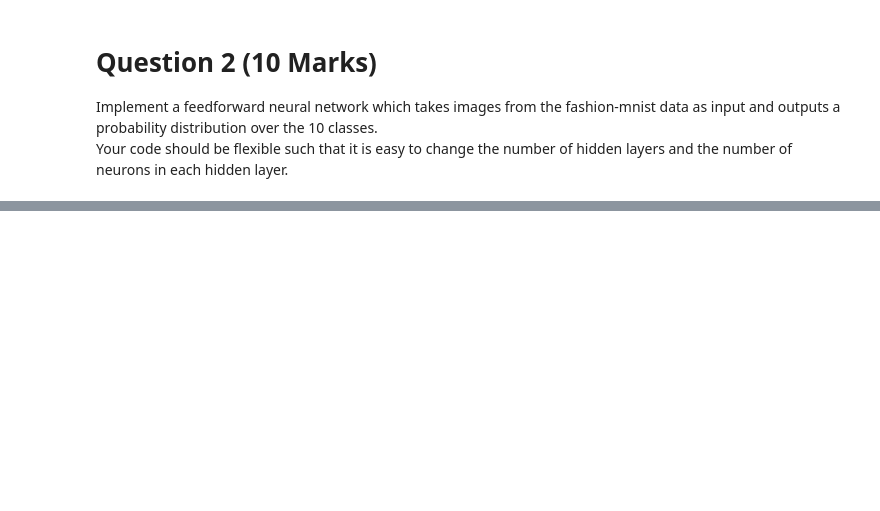
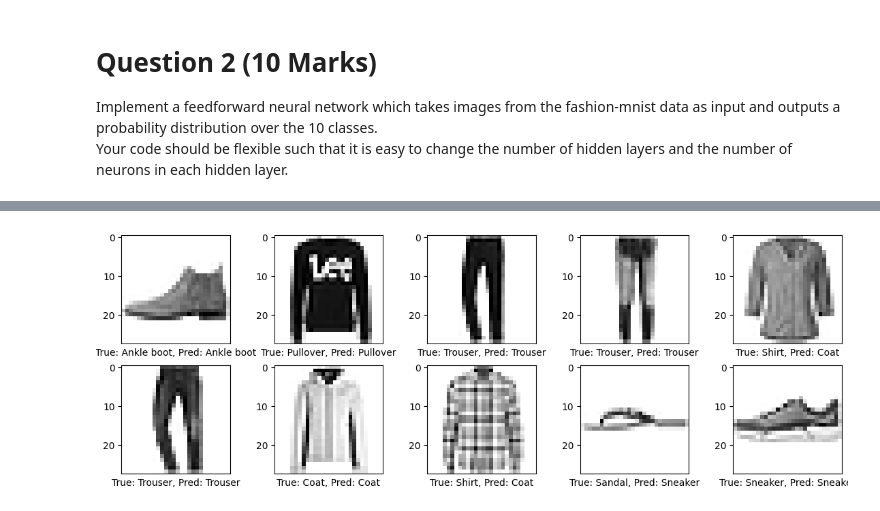
Before and after one commit to suddu21/Deep-Learning-Assignmnent-1-DA24M023, a Jupyter notebook: DA24M023.ipynb, the cells around one changed output, grey strips where cells are left out. Drawn from its saved outputs; the diff is of its cells as text; code cells hidden in the pictures; blank space fills up the shorter version.

```diff
--- a/DA24M023.ipynb
+++ b/DA24M023.ipynb
@@ -42,17 +40,20 @@ num_classes = len(classes)
 plt.figure(figsize=(10, 10))
 
 imgs = []
+imgclasses = []
 
 for i in range(num_classes):
     idx = np.where(y_train == i)[0][0]
+    imgs.append(x_train[idx])
+    imgclasses.append(classes[i])
+
     plt.subplot(5, 5, i + 1)
     plt.xticks([])
-    imgs.append(x_train[idx])
     plt.imshow(x_train[idx], cmap=plt.cm.binary)
     plt.xlabel(classes[i])
 
 plt.show()
-run.log({"SampleImgs": [wandb.Image(img) for img in imgs]})
+run.log({"SampleImgs": [wandb.Image(img, caption=caption) for (img, caption) in zip(imgs,imgclasses)]})
 run.finish()
 # %% [output]
 [figure]
@@ -62,0 +147,16 @@ Your code should be flexible such that it is easy to change the number of hidden
+# %%
+# Load and preprocess Fashion-MNIST data
+(x_train, y_train), (x_test, y_test) = fashion_mnist.load_data()
+#(x_train_, y_train_), (x_test_, y_test_) = fashion_mnist.load_data()
+x_train, x_test = x_train.reshape(-1, 784)/255.0, x_test.reshape(-1, 784)/255.0
+y_train, y_test = one_hot_encode(y_train), one_hot_encode(y_test)
+
+# Initialize and train the network
+nn = NeuralNet(input_size=784, hidden_layers=[256, 128], output_size=10)
+nn.train(x_train[:20000], y_train[:20000], epochs=30, lr=0.07, mse=False)
+
+# Evaluate on test data
+y_pred = nn.predict(x_test[:5000])
+y_true = np.argmax(y_test[:5000], axis=1)
+accuracy = np.mean(y_pred == y_true)
+print(f"Test Accuracy: {accuracy:.4f}")
@@ -62,0 +181,13 @@ Your code should be flexible such that it is easy to change the number of hidden
+# %%
+#print(y_test[:10])
+#print(np.argmax(y_test[:10], axis=1))
+#print([classes[row] for row in np.argmax(y_test[:10], axis=1)])
+
+plt.figure(figsize=(14, 12))
+for i in range(10):
+    plt.subplot(5,5,i+1)
+    plt.xticks([])
+    plt.imshow(x_test[i].reshape(28, 28), cmap='binary')
+    plt.xlabel(f"True: {classes[y_true[i]]}, Pred: {classes[y_pred[i]]}")
+# %% [output]
+[figure, added]
```
Also changed, not shown: parts of 4 cells of this notebook, 39 other files.
